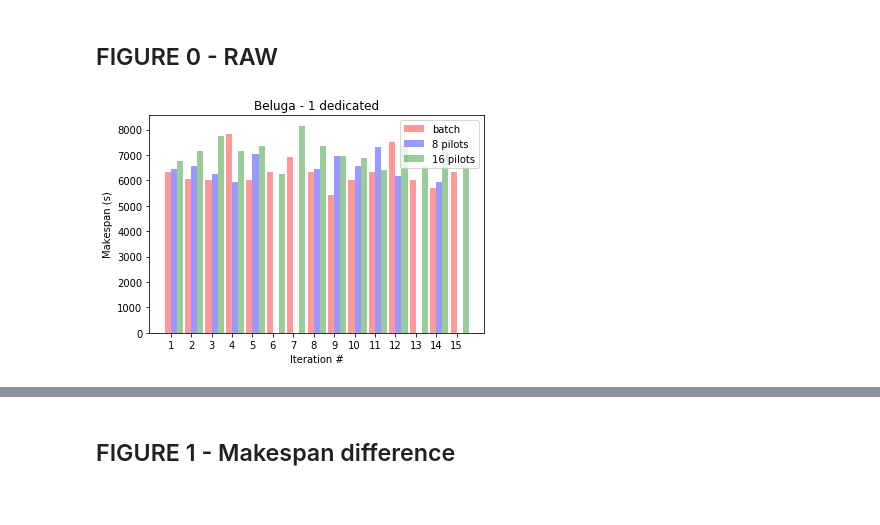
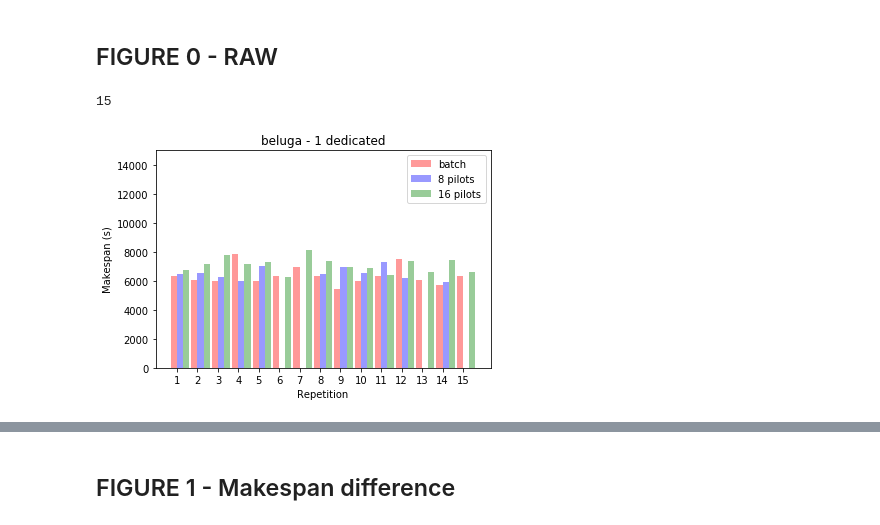
Before and after one commit to big-data-lab-team/spa, a Jupyter notebook: experiments/notebooks/spa-figures-BELUGA.ipynb, the cells around one changed output, grey strips where cells are left out. Saved outputs shown, nothing was run; the diff lists cells and outputs as text; code cells hidden in the pictures.

```diff
--- a/experiments/notebooks/spa-figures-BELUGA.ipynb
+++ b/experiments/notebooks/spa-figures-BELUGA.ipynb
@@ -23,6 +31,7 @@ gf.fill_dictionaries()
 ## FIGURE 0 - RAW
 # %%
 ## 1 dedicated
-gf.iteration_fig(gf.dedicated_1, 1, system="Beluga")
+gf.repetition_fig(dedicated_1, 1, system="beluga")
 # %% [output]
+15
-[figure, old version]
+[figure, new version]
```
Also changed, not shown: parts of 18 cells of this notebook, 2 other files.
